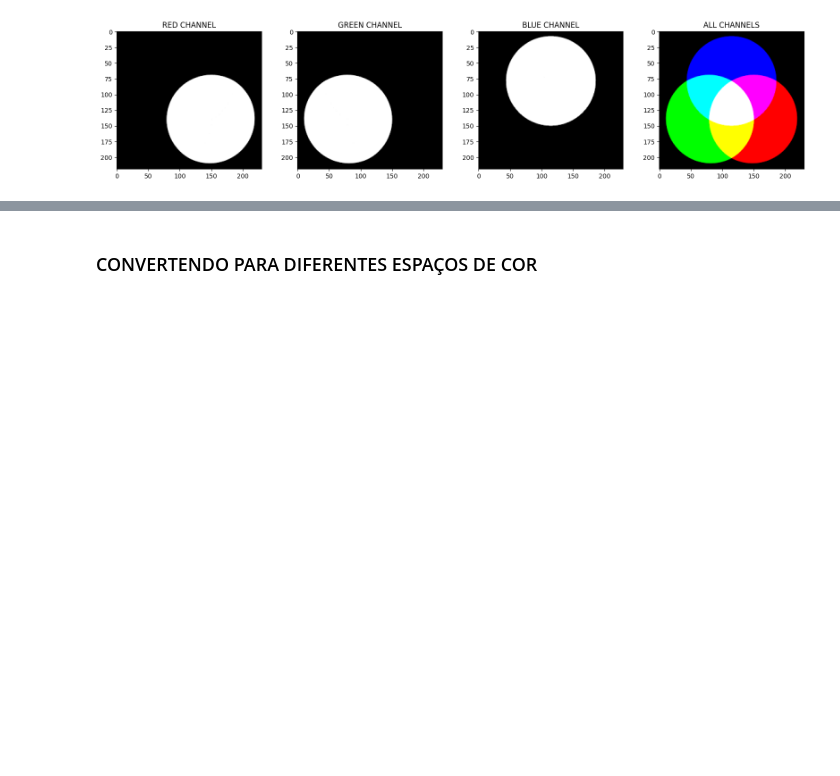
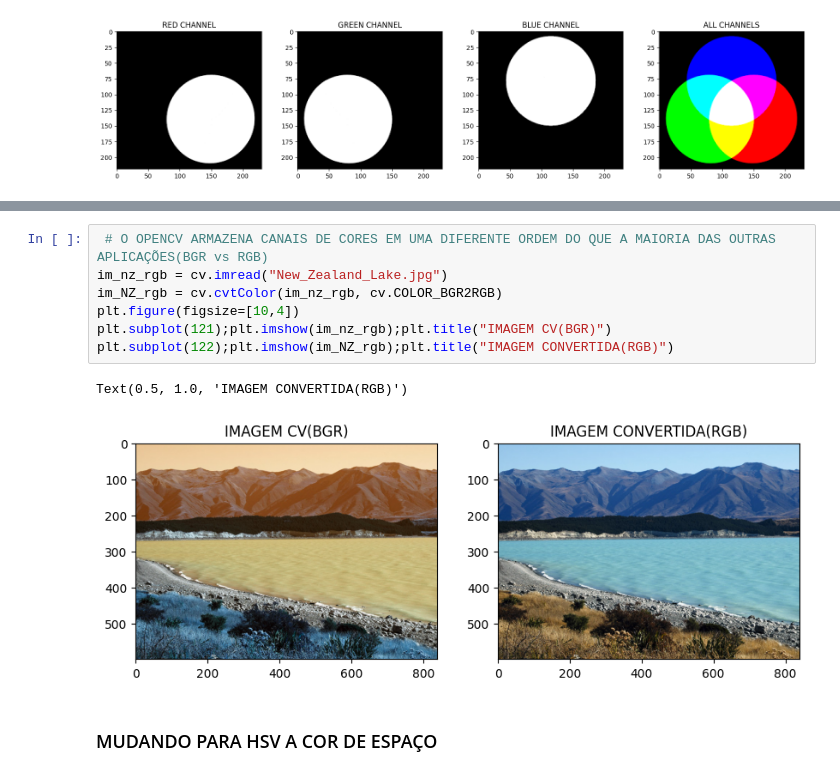
Before and after one commit to Felipex99/OPEN_CV, a Jupyter notebook: opencv.ipynb, the cells around one changed output, grey strips where cells are left out. Saved outputs shown, nothing was run; the diff lists cells and outputs as text; blank space fills up the shorter version.

```diff
--- a/opencv.ipynb
+++ b/opencv.ipynb
@@ -223,3 +242,12 @@ Text(0.5, 1.0, 'ALL CHANNELS')
+# %%
+ # O OPENCV ARMAZENA CANAIS DE CORES EM UMA DIFERENTE ORDEM DO QUE A MAIORIA DAS OUTRAS APLICAÇÕES(BGR vs RGB)
+im_nz_rgb = cv.imread("New_Zealand_Lake.jpg")
+im_NZ_rgb = cv.cvtColor(im_nz_rgb, cv.COLOR_BGR2RGB)
+plt.figure(figsize=[10,4])
+plt.subplot(121);plt.imshow(im_nz_rgb);plt.title("IMAGEM CV(BGR)")
+plt.subplot(122);plt.imshow(im_NZ_rgb);plt.title("IMAGEM CONVERTIDA(RGB)")
+# %% [output]
+Text(0.5, 1.0, 'IMAGEM CONVERTIDA(RGB)')
+[figure, added]
 # %% [markdown]
-<h3>CONVERTENDO PARA DIFERENTES ESPAÇOS DE COR</h3>
-<p><p>
+<h3>MUDANDO PARA HSV A COR DE ESPAÇO</h3>
```
Also changed, not shown: parts of 13 cells of this notebook, 2 other files.
